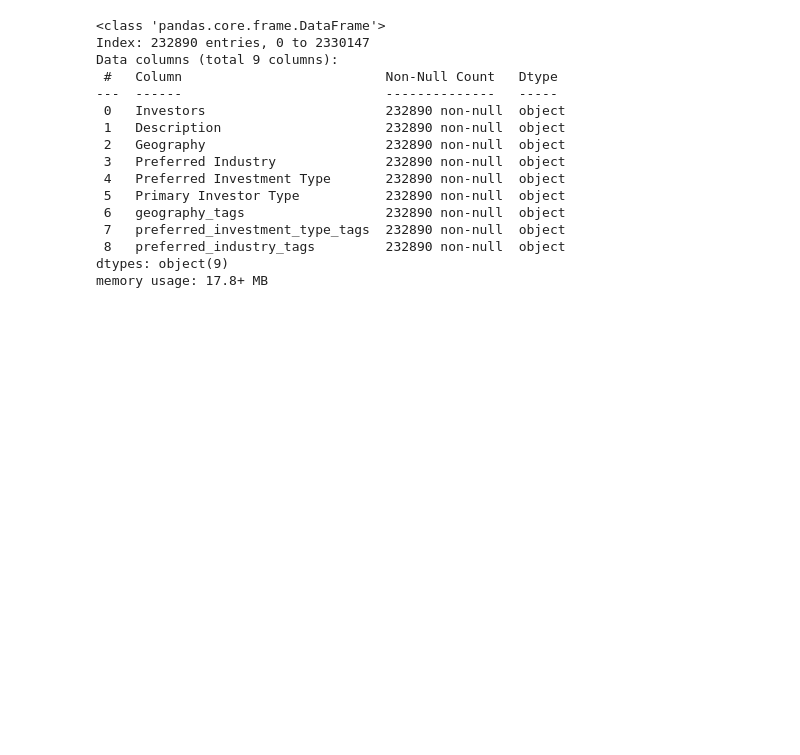
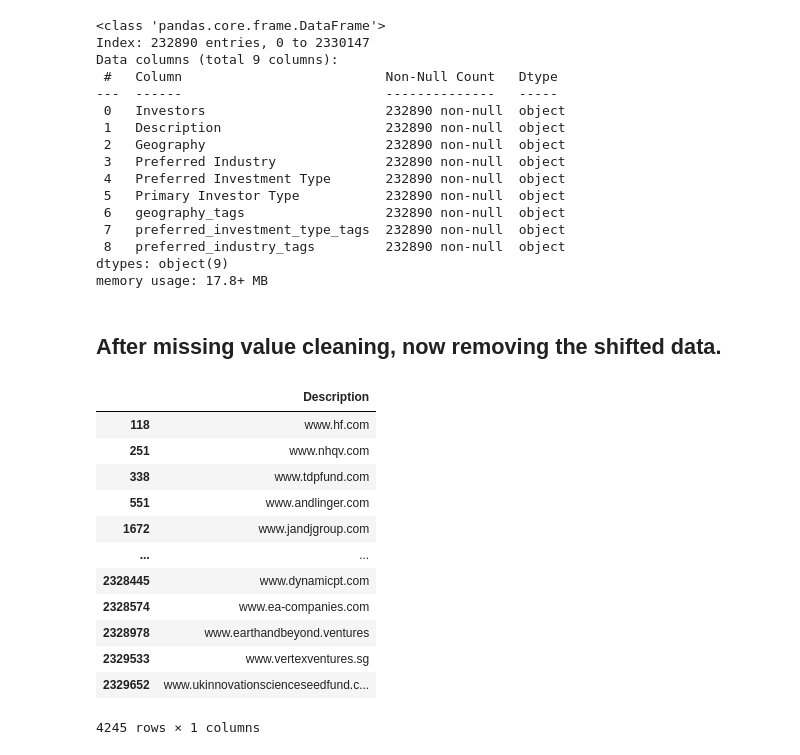
Before and after one commit to Eric-L-cloud/Capstone-Project, a Jupyter notebook: read_parquet_files (1).ipynb, the cells around one changed output. Cells and saved outputs as stored; diff of their text form; code cells hidden in the pictures; blank space fills up the shorter version.

```diff
--- a/read_parquet_files (1).ipynb
+++ b/read_parquet_files (1).ipynb
@@ -258,3 +250,22 @@ Data columns (total 9 columns):
  8   preferred_industry_tags         232890 non-null  object
 dtypes: object(9)
 memory usage: 17.8+ MB
+# %% [markdown]
+## After missing value cleaning, now removing the shifted data.
+# %%
+df_removed_shifted = drop_df[['Description']][drop_df['Description'].str.contains('www.')]
+df_removed_shifted
+# %% [output]
+|  | Description |
+| 118 | www.hf.com |
+| 251 | www.nhqv.com |
+| 338 | www.tdpfund.com |
+| 551 | www.andlinger.com |
+| 1672 | www.jandjgroup.com |
+| ... | ... |
+| 2328445 | www.dynamicpt.com |
+| 2328574 | www.ea-companies.com |
+| 2328978 | www.earthandbeyond.ventures |
+| 2329533 | www.vertexventures.sg |
+| 2329652 | www.ukinnovationscienceseedfund.c... |
+4245 rows × 1 columns
```
Also changed, not shown: parts of 7 cells of this notebook, 2 other files.
